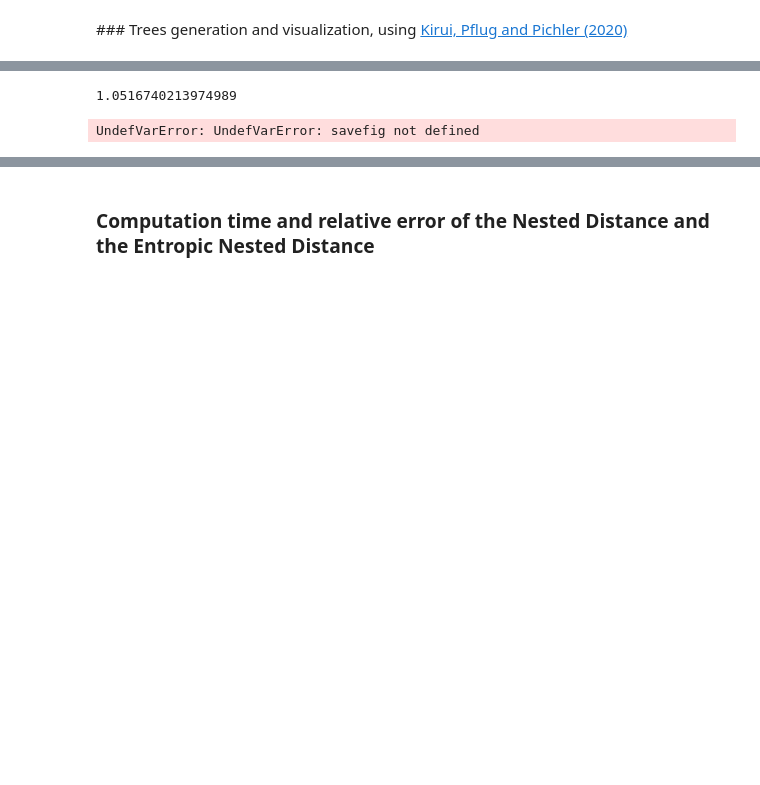
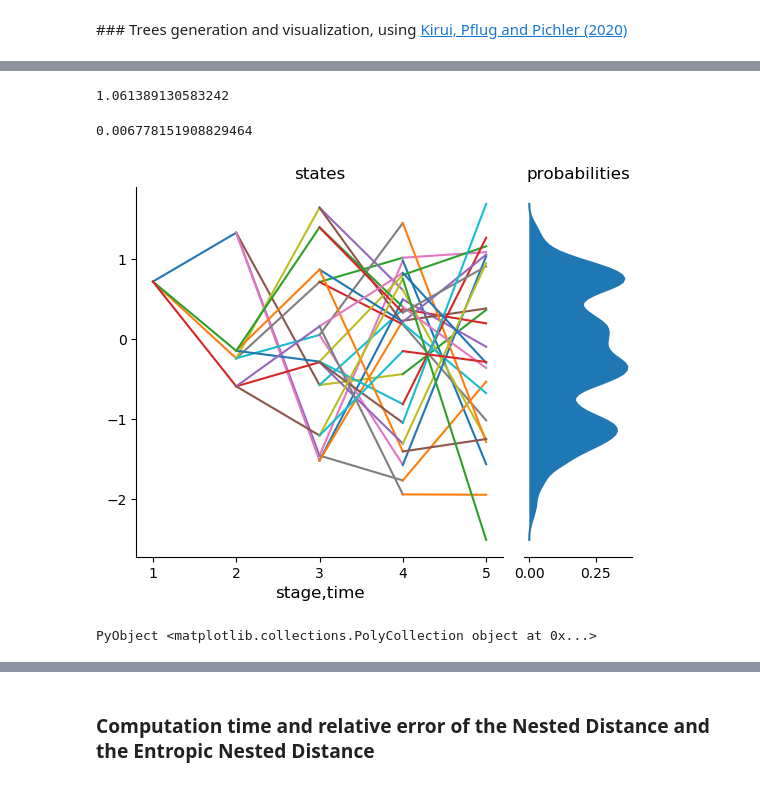
Before and after one commit to BenoitTran/END, a Jupyter notebook: EntropicNestedDistance.ipynb, the cells around one changed output, grey strips where cells are left out. Cells and saved outputs as stored; diff of their text form; code cells hidden in the pictures; blank space fills up the shorter version.

```diff
--- a/EntropicNestedDistance.ipynb
+++ b/EntropicNestedDistance.ipynb
@@ -206,13 +213,19 @@ tree2 = Tree(vcat(1,rand(1:max_nb_children, T-1)), 1);
-# %%
-nested_distance(tree1, tree2, 2)
-# %% [output]
-1.0516740213974989
+# %%
+nested_distance(tree1, tree2, 2)
+# It is important to run once the function nested_distance function as the solver for LP needs to be loaded
+# so in order to have fair running time comparisons later between END and ND, one needs to warm ND up.
+# %% [output]
+1.061389130583242
+# %%
+(entropic_nested_distance(tree1, tree2, 2) - nested_distance(tree1, tree2, 2)) /  entropic_nested_distance(tree1, tree2, 2)
+# %% [output]
+0.006778151908829464
 # %%
 # Plotting the first tree
 tree_plot(tree1)
-savefig()
 # %% [output]
+[figure, added]
-UndefVarError: UndefVarError: savefig not defined
+PyObject <matplotlib.collections.PolyCollection object at 0x...>
 # %%
 # Plotting the second tree
 tree_plot(tree2)
```
Also changed, not shown: parts of 14 cells of this notebook.
